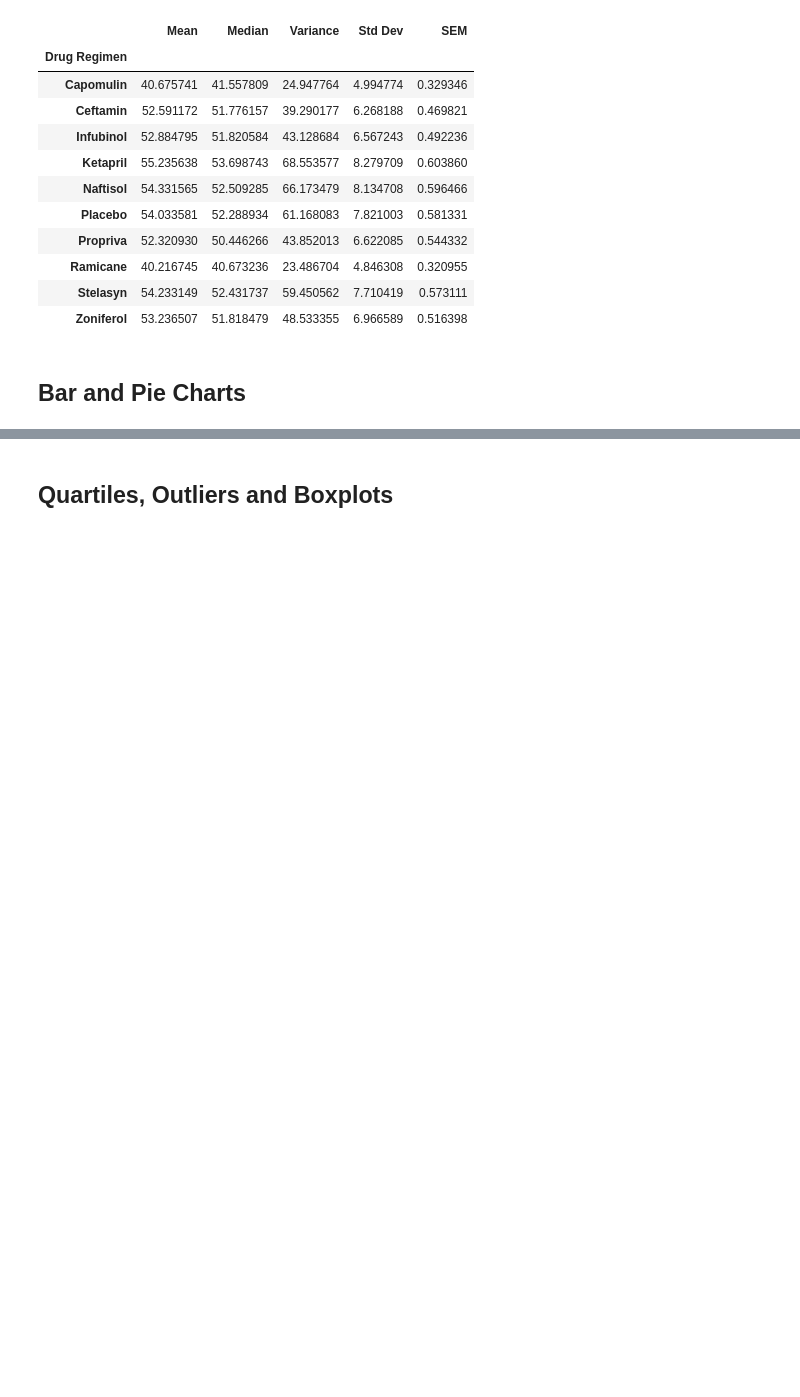
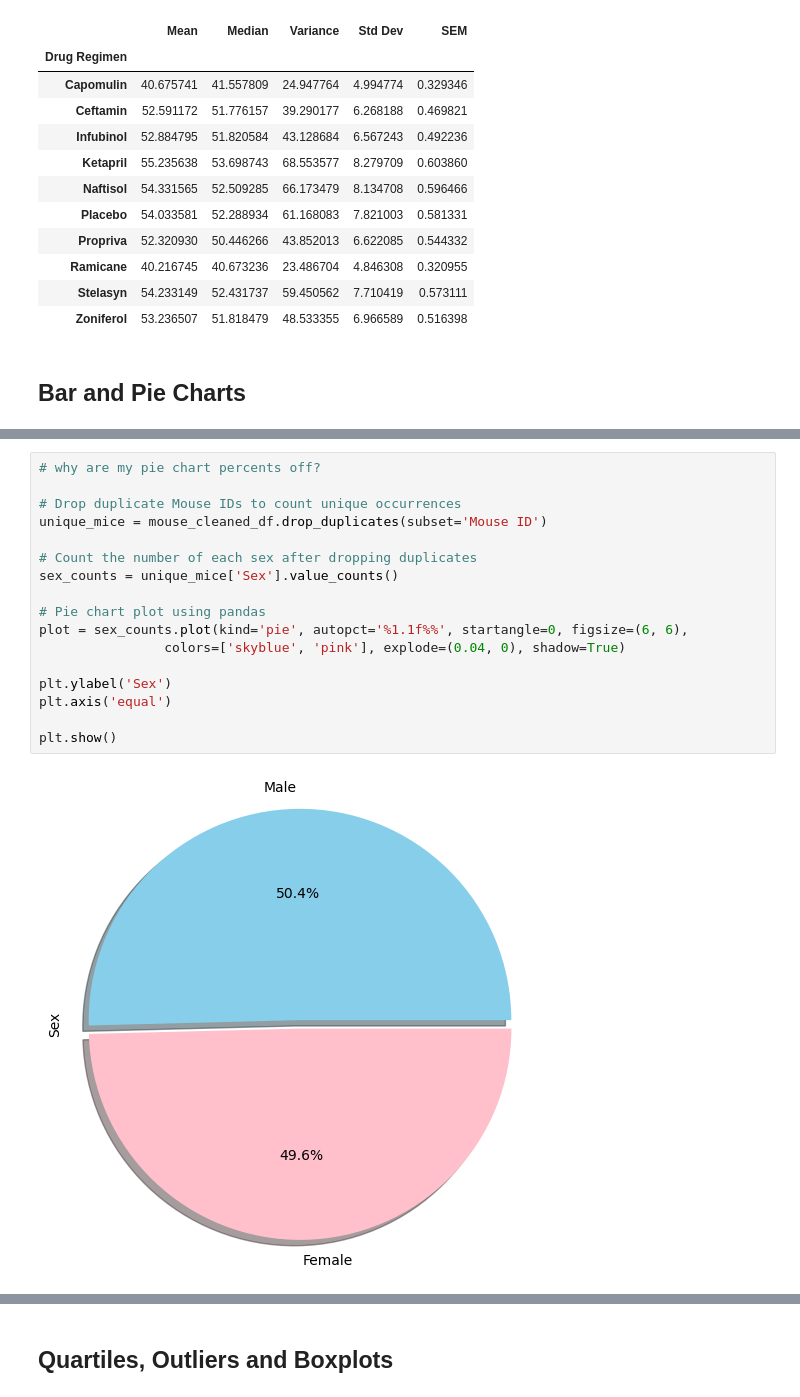
Before and after one commit to pixare7/pymaceuticals, a Jupyter notebook: pymaceuticals.ipynb, the cells around one changed output, grey strips where cells are left out. Cells and saved outputs as stored; diff of their text form; blank space fills up the shorter version.

```diff
--- a/pymaceuticals.ipynb
+++ b/pymaceuticals.ipynb
@@ -163,0 +183,19 @@ summary_stats
+# %%
+# why are my pie chart percents off?
+
+# Drop duplicate Mouse IDs to count unique occurrences
+unique_mice = mouse_cleaned_df.drop_duplicates(subset='Mouse ID')
+
+# Count the number of each sex after dropping duplicates
+sex_counts = unique_mice['Sex'].value_counts()
+
+# Pie chart plot using pandas
+plot = sex_counts.plot(kind='pie', autopct='%1.1f%%', startangle=0, figsize=(6, 6),
+                colors=['skyblue', 'pink'], explode=(0.04, 0), shadow=True)
+
+plt.ylabel('Sex')
+plt.axis('equal')
+
+plt.show()
+# %% [output]
+[figure, added]
```
Also changed, not shown: parts of 28 cells of this notebook.
